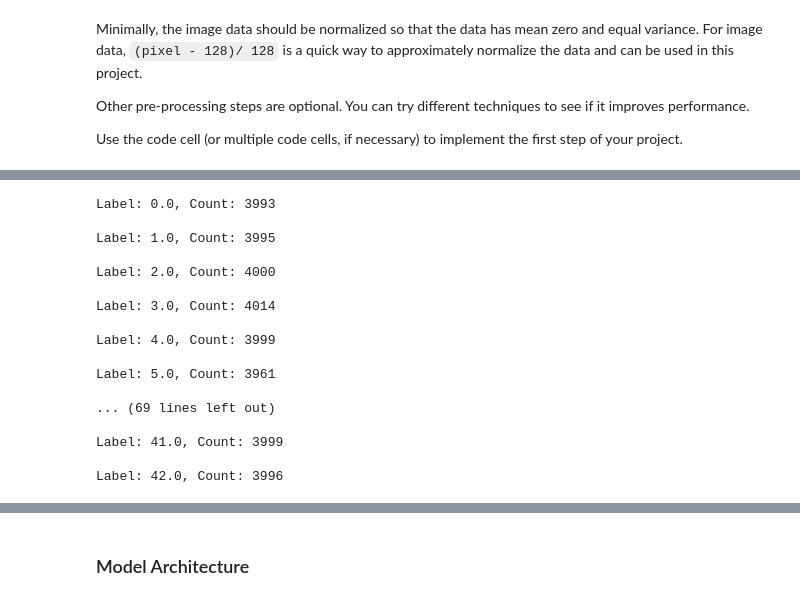
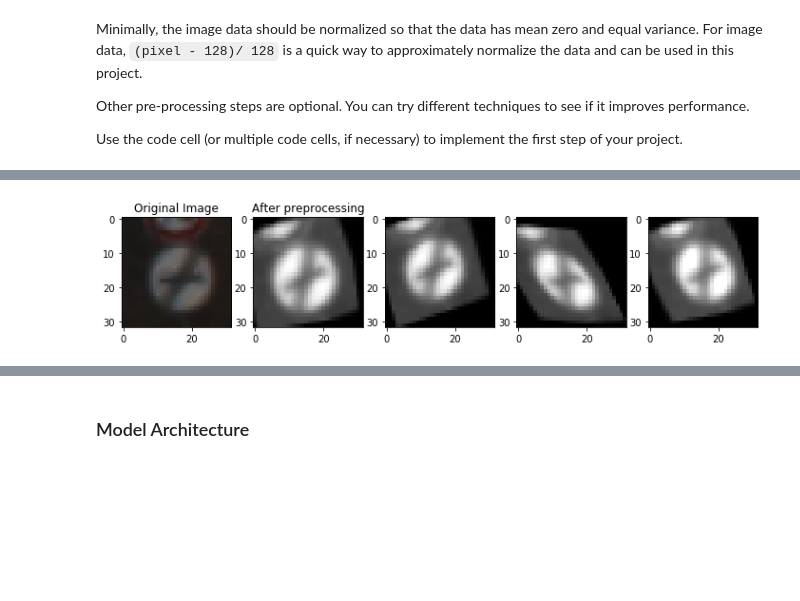
Before and after one commit to andichik/SDC-Term-1, a Jupyter notebook: CarND-Traffic-Sign-Classifier-Project/Traffic_Sign_Classifier.ipynb, the cells around one changed output, grey strips where cells are left out. Drawn from its saved outputs; the diff is of its cells as text; code cells hidden in the pictures; blank space fills up the shorter version.

```diff
--- a/CarND-Traffic-Sign-Classifier-Project/Traffic_Sign_Classifier.ipynb
+++ b/CarND-Traffic-Sign-Classifier-Project/Traffic_Sign_Classifier.ipynb
@@ -247,22 +259,0 @@ Training data size after preprocess: 171945
-# %%
-# Check Data Distribution
-for label, exampleCount in zip(labelsCount[0], labelsCount[1]):
-    print('Label: {}, Count: {}\n'.format(label, exampleCount))
-# %% [output]
-Label: 0.0, Count: 3993
-
-Label: 1.0, Count: 3995
-
-Label: 2.0, Count: 4000
-
-Label: 3.0, Count: 4014
-
-Label: 4.0, Count: 3999
-
-Label: 5.0, Count: 3961
-
-... (69 lines left out)
-
-Label: 41.0, Count: 3999
-
-Label: 42.0, Count: 3996
@@ -268,0 +274,14 @@ Label: 42.0, Count: 3996
+# %%
+## Display some of the generated images
+fig_fake, axes_fake = plt.subplots(1, 5, figsize=(12, 36))
+
+axes_fake[0].imshow(X_train[0])
+axes_fake[0].set_title("Original Image")
+axes_fake[1].imshow(X_train_fake[0].squeeze(), cmap = 'gray')
+axes_fake[1].set_title("After preprocessing")
+axes_fake[2].imshow(X_train_fake[1].squeeze(), cmap = 'gray')
+axes_fake[3].imshow(X_train_fake[2].squeeze(), cmap = 'gray')
+axes_fake[4].imshow(X_train_fake[3].squeeze(), cmap = 'gray')
+plt.show()
+# %% [output]
+[figure, added]
```
Also changed, not shown: parts of 23 cells of this notebook, 4 other files.
